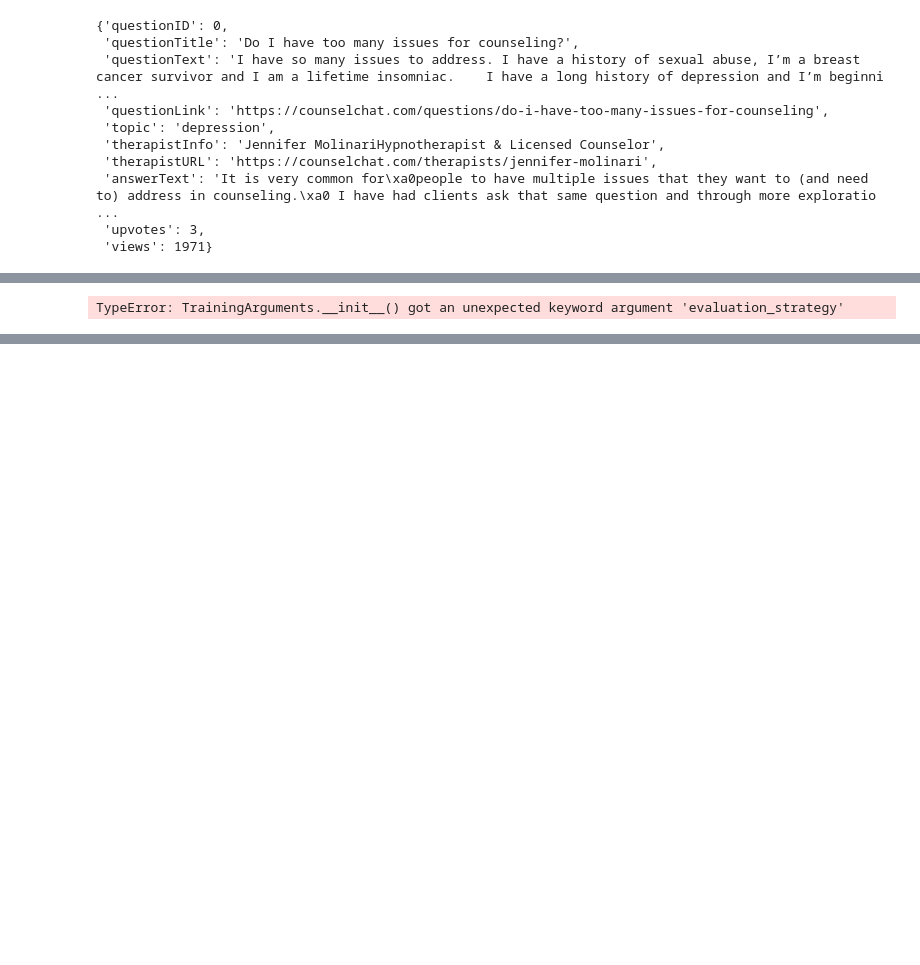
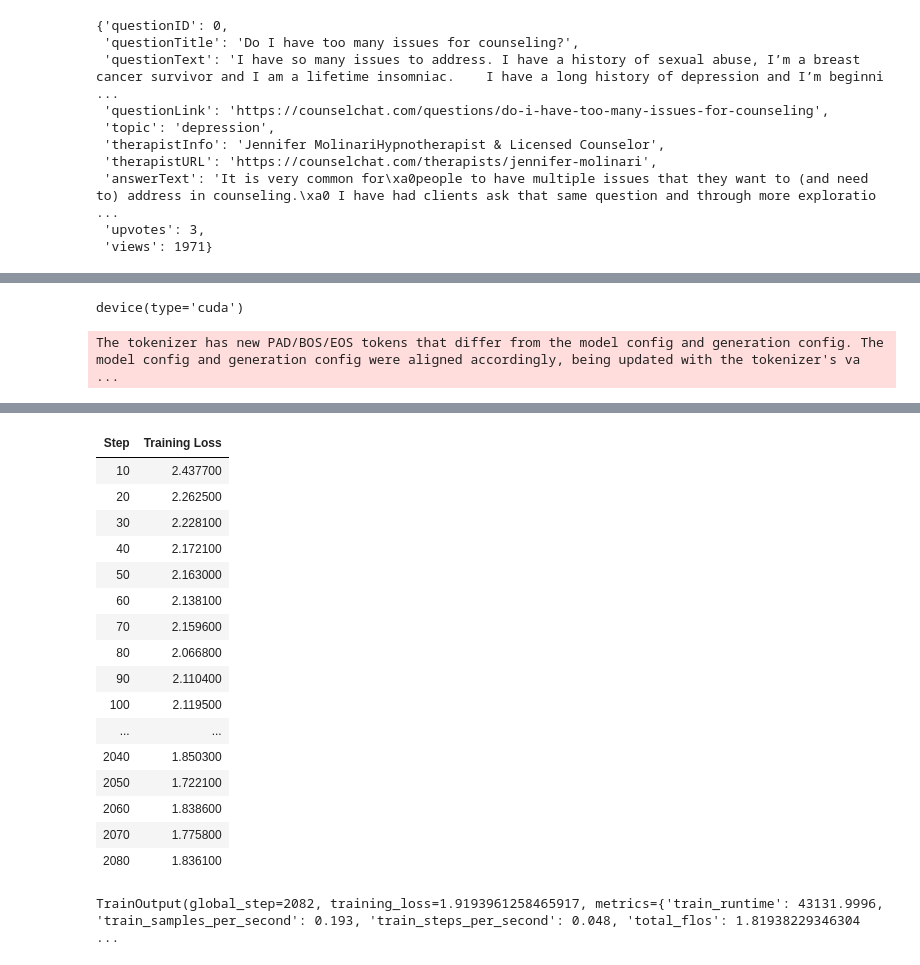
Before and after one commit to aakashvishcoder/healthcare-chatbot, a Jupyter notebook: main.ipynb, the cells around one changed output, grey strips where cells are left out. Drawn from its saved outputs; the diff is of its cells as text; code cells hidden in the pictures; blank space fills up the shorter version.

Commit message:
trained chatbot

```diff
--- a/main.ipynb
+++ b/main.ipynb
@@ -95,29 +167,47 @@ Dataset({
+# %%
+device = torch.device("cuda" if torch.cuda.is_available() else "cpu")
+device
+# %% [output]
+device(type='cuda')
 # %%
-from transformers import Trainer, TrainingArguments
+from transformers import TrainingArguments, Trainer
+
+model.to(device)
 
 training_args = TrainingArguments(
     output_dir="./openchat-counsel-chat",
-    evaluation_strategy="epoch",
-    learning_rate=5e-5,
+    eval_strategy="no",  # <- changed from "epoch"
     per_device_train_batch_size=4,
-    per_device_eval_batch_size=4,
     num_train_epochs=3,
-    weight_decay=0.01,
+    logging_dir="./logs",
+    logging_steps=10,
+    save_steps=100,
     save_total_limit=2,
-    save_steps=500,
-    logging_dir="./logs",
-    logging_steps=100,
-    push_to_hub=False # push to HG hub
+    report_to="none",
+    fp16=True,
 )
+
 
 trainer = Trainer(
     model=model,
     args=training_args,
-    train_dataset=tokenized_datasets,
-    eval_dataset=tokenized_datasets, # try splitting after
-    tokenizer=tokenizer
+    train_dataset=processed_df,
+    tokenizer=tokenizer,
+    data_collator=data_collator
 )
-
-trainer.train()
-# %% [output]
-TypeError: TrainingArguments.__init__() got an unexpected keyword argument 'evaluation_strategy'
+# %%
+from transformers.trainer_utils import get_last_checkpoint
+import os
+output_dir = "./openchat-counsel-chat"
+
+# if os.path.isdir(output_dir):
+#     last_checkpoint = get_last_checkpoint(output_dir)
+
+# if last_checkpoint is not None:
+#     print(f'Resuming from saved checkpoint: {last_checkpoint}')
+#     trainer.train(resume_from_checkpoint=last_checkpoint)
+# else:
+#     trainer.train()
+trainer.train()
+# %% [output]
+The tokenizer has new PAD/BOS/EOS tokens that differ from the model config and generation config. The model config and generation config were aligned accordingly, being updated with the tokenizer's va ...
@@ -124,3 +215,21 @@ TypeError: TrainingArguments.__init__() got an unexpected keyword argument 'eval
+| Step | Training Loss |
+| 10 | 2.437700 |
+| 20 | 2.262500 |
+| 30 | 2.228100 |
+| 40 | 2.172100 |
+| 50 | 2.163000 |
+| 60 | 2.138100 |
+| 70 | 2.159600 |
+| 80 | 2.066800 |
+| 90 | 2.110400 |
+| 100 | 2.119500 |
+| ... | ... |
+| 2040 | 1.850300 |
+| 2050 | 1.722100 |
+| 2060 | 1.838600 |
+| 2070 | 1.775800 |
+| 2080 | 1.836100 |
+TrainOutput(global_step=2082, training_loss=1.9193961258465917, metrics={'train_runtime': 43131.9996, 'train_samples_per_second': 0.193, 'train_steps_per_second': 0.048, 'total_flos': 1.81938229346304 ...
 # %%
 model.save_pretrained("./openchat-counsel-chat")
 tokenizer.save_pretrained("./openchat-counsel-chat")
```
Also changed, not shown: parts of 16 cells of this notebook, 37 other files.
